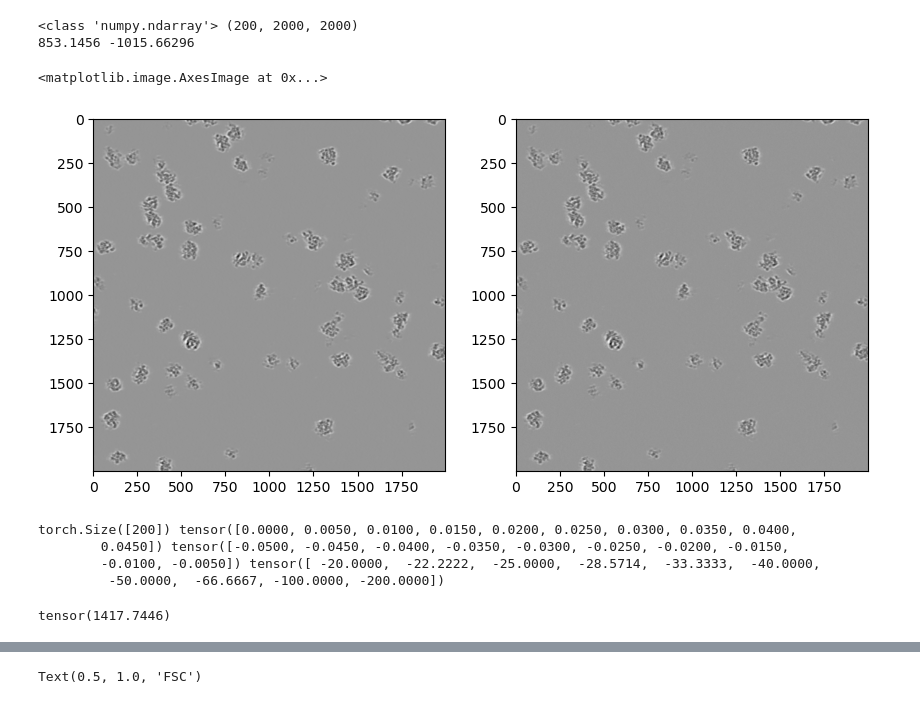
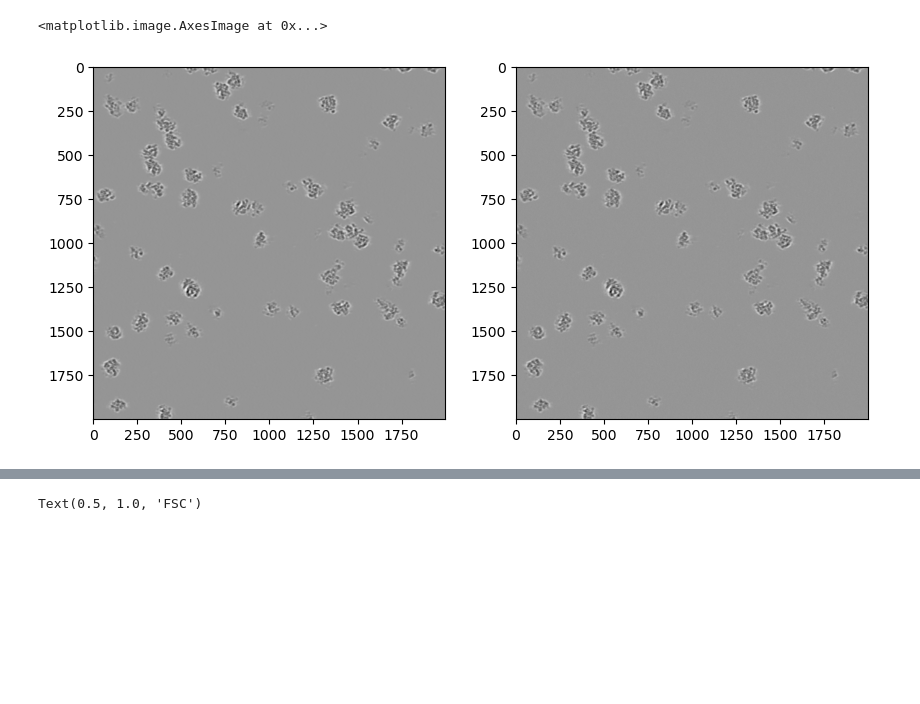
Before and after one commit to henrynjones/tomo_suli, a Jupyter notebook: FSC.ipynb, the cells around one changed output, grey strips where cells are left out. Drawn from its saved outputs; the diff is of its cells as text; code cells hidden in the pictures; blank space fills up the shorter version.

```diff
--- a/FSC.ipynb
+++ b/FSC.ipynb
@@ -12,8 +9,17 @@ Intel MKL WARNING: Support of Intel(R) Streaming SIMD Extensions 4.2 (Intel(R) S
 # %%
+import torch, mrcfile, numpy as np
+import matplotlib.pyplot as plt
+
 denoised_image = mrcfile.read('/Users/HenryJones/Desktop/SULI/cryocare_denoised.mrc')
 denoised_tensor = torch.tensor(denoised_image)
 mean = torch.zeros_like(denoised_tensor)
 std = torch.ones_like(denoised_tensor) * 10
 
 noisy_image = torch.normal(mean = mean, std = std)
+del(mean, std, denoised_image)
 noisy_image = noisy_image + denoised_tensor
+
+fig, ax = plt.subplots(1, 2, figsize = (10,5))
+ax[0].imshow(denoised_tensor[100,:,:].numpy(), cmap = 'Greys_r')
+ax[1].imshow(noisy_image[100,:,:].numpy(), cmap = 'Greys_r')
+# %% [output]
@@ -20,14 +28,2 @@ noisy_image = noisy_image + denoised_tensor
+<matplotlib.image.AxesImage at 0x...>
+[figure, added]
-# %%
-print(type(denoised_image), np.shape(denoised_image))
-
-print(np.max(denoised_image), np.min(denoised_image))
-fig, ax = plt.subplots(1, 2, figsize = (10,5))
-ax[0].imshow(denoised_image[100,:,:], cmap = 'Greys_r')
-ax[1].imshow(noisy_image[100,:,:].numpy(), cmap = 'Greys_r')
-
-#plt.colorbar()
-# %% [output]
-<class 'numpy.ndarray'> (200, 2000, 2000)
-853.1456 -1015.66296
-<matplotlib.image.AxesImage at 0x...>
-[figure, removed]
@@ -37,8 +29,0 @@ FT_noisy = torch.fft.fftshift(torch.fft.fftn(noisy_image), dim = (-3, -2, -1))
-# %%
-bin_centers = torch.fft.fftfreq(FT_noisy.shape[0])
-print(bin_centers.shape, bin_centers[:10], bin_centers[-10:], 1/bin_centers[-10:])
-# %% [output]
-torch.Size([200]) tensor([0.0000, 0.0050, 0.0100, 0.0150, 0.0200, 0.0250, 0.0300, 0.0350, 0.0400,
-        0.0450]) tensor([-0.0500, -0.0450, -0.0400, -0.0350, -0.0300, -0.0250, -0.0200, -0.0150,
-        -0.0100, -0.0050]) tensor([ -20.0000,  -22.2222,  -25.0000,  -28.5714,  -33.3333,  -40.0000,
-         -50.0000,  -66.6667, -100.0000, -200.0000])
@@ -55,4 +29,0 @@ freq_radius = torch.sqrt(torch.pow(meshgrid[0],2) + torch.pow(meshgrid[1],2) + t
-# %%
-print(max_dist)
-# %% [output]
-tensor(1417.7446)
```
Also changed, not shown: parts of 48 cells of this notebook.
